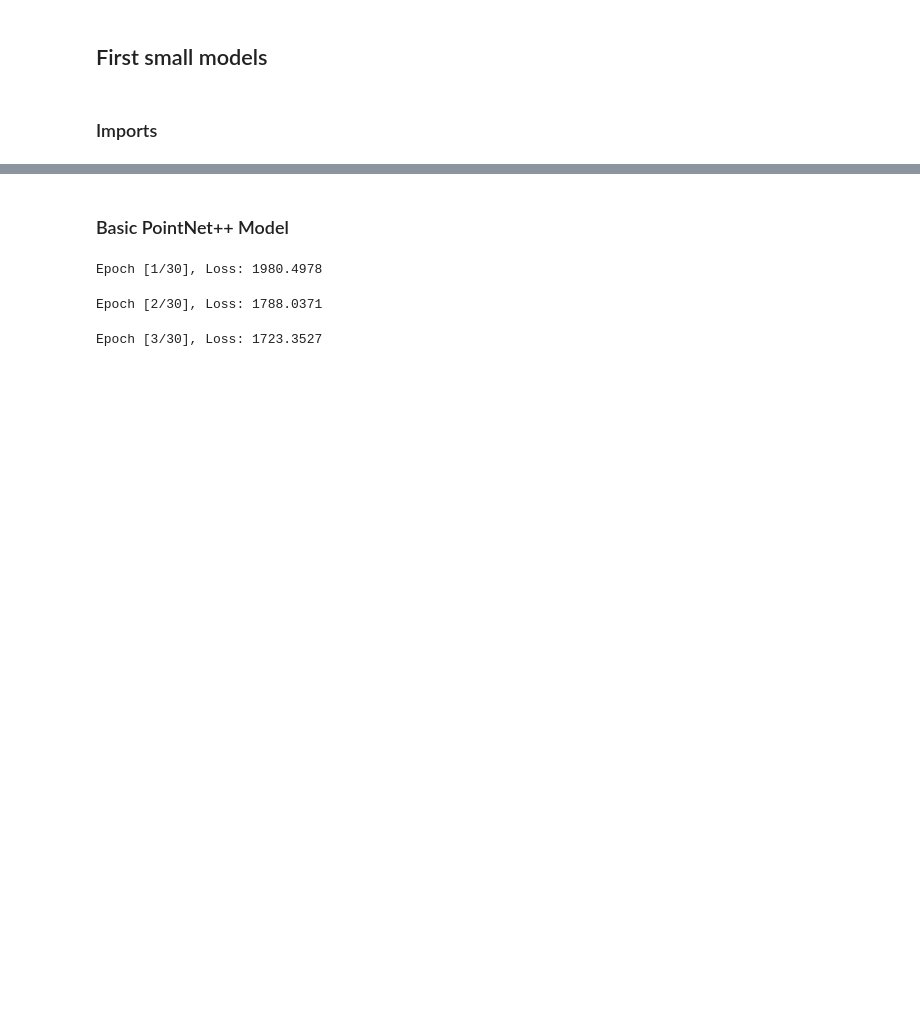
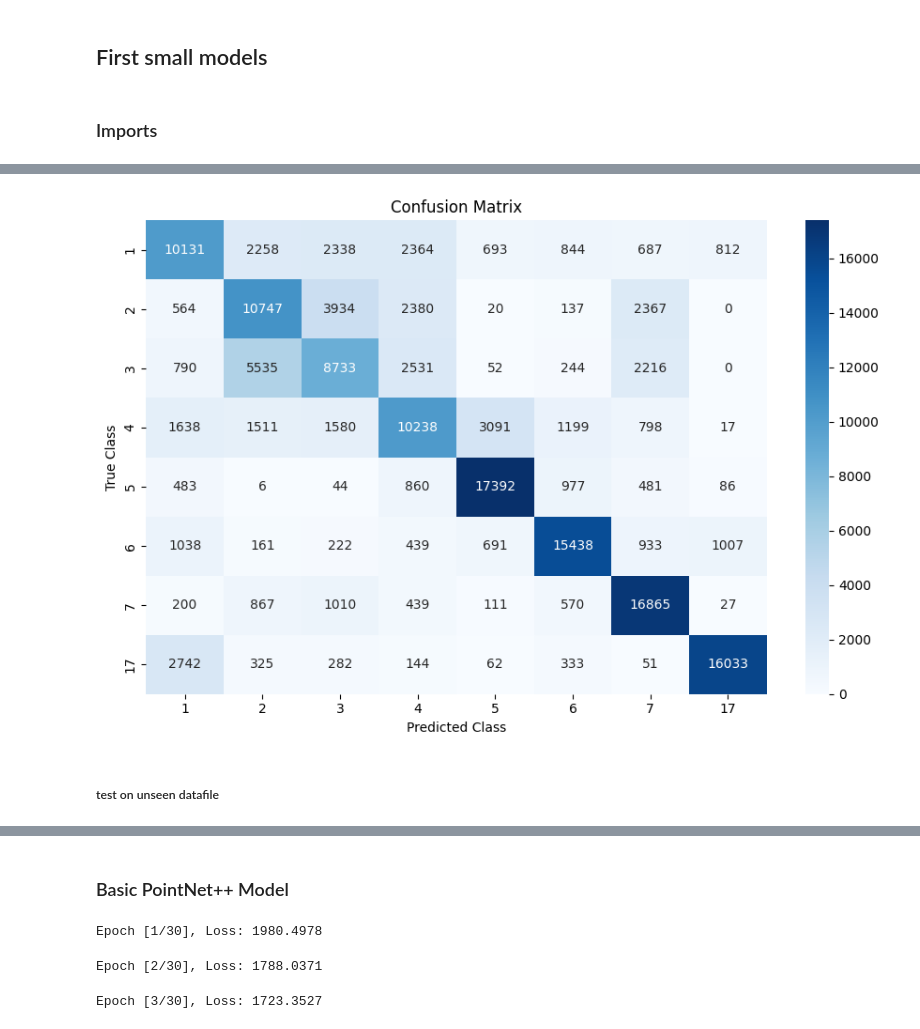
Before and after one commit to NicolaNoger/Point-Cloud_Segmentation, a Jupyter notebook: code/sandbox_1.ipynb, the cells around one changed output, grey strips where cells are left out. Saved outputs shown, nothing was run; the diff lists cells and outputs as text; code cells hidden in the pictures; blank space fills up the shorter version.

```diff
--- a/code/sandbox_1.ipynb
+++ b/code/sandbox_1.ipynb
@@ -333,0 +338,11 @@ Test Accuracy: 0.8084
+# %%
+# Predict on test set
+y_pred = model.predict(X_test)
+y_pred_labels = np.argmax(y_pred, axis=-1)
+
+# Flatten for evaluation
+y_true_flat = y_test.flatten()
+y_pred_flat = y_pred_labels.flatten()
+
+print("Accuracy:", accuracy_score(y_true_flat, y_pred_flat))
+print(classification_report(y_true_flat, y_pred_flat))
@@ -333,0 +366,26 @@ Test Accuracy: 0.8084
+# %%
+# Flatten labels
+y_true = y_test.flatten()
+y_pred_flat = y_pred_labels.flatten()
+
+# Get inverse label map for display
+inv_label_map = {v: k for k, v in label_map.items()}
+labels = sorted(inv_label_map.keys())
+
+# Compute confusion matrix
+cm = confusion_matrix(y_true, y_pred_flat, labels=labels)
+
+# Plot
+plt.figure(figsize=(9, 6))
+sns.heatmap(cm, annot=True, fmt="d", cmap="Blues",
+            xticklabels=[f"{inv_label_map[i]}" for i in labels],
+            yticklabels=[f"{inv_label_map[i]}" for i in labels])
+plt.title("Confusion Matrix")
+plt.xlabel("Predicted Class")
+plt.ylabel("True Class")
+plt.tight_layout()
+plt.show()
+# %% [output]
+[figure, added]
+# %% [markdown]
+##### test on unseen datafile
```
Also changed, not shown: parts of 23 cells of this notebook, 1 other file.
